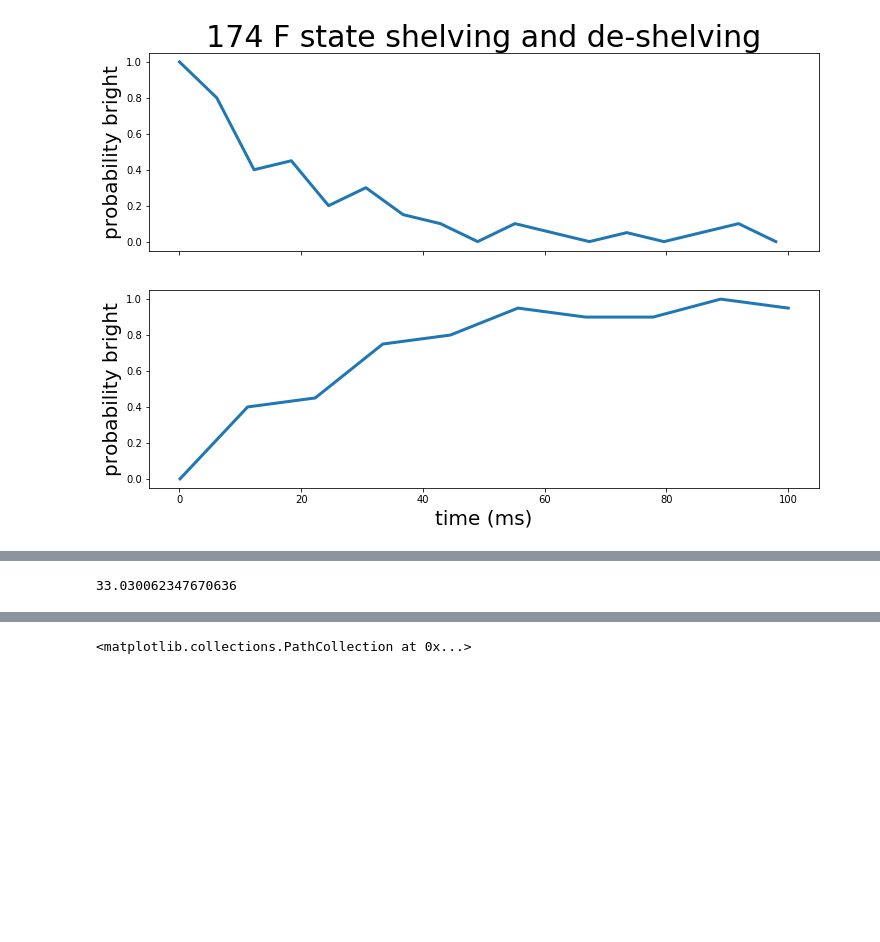
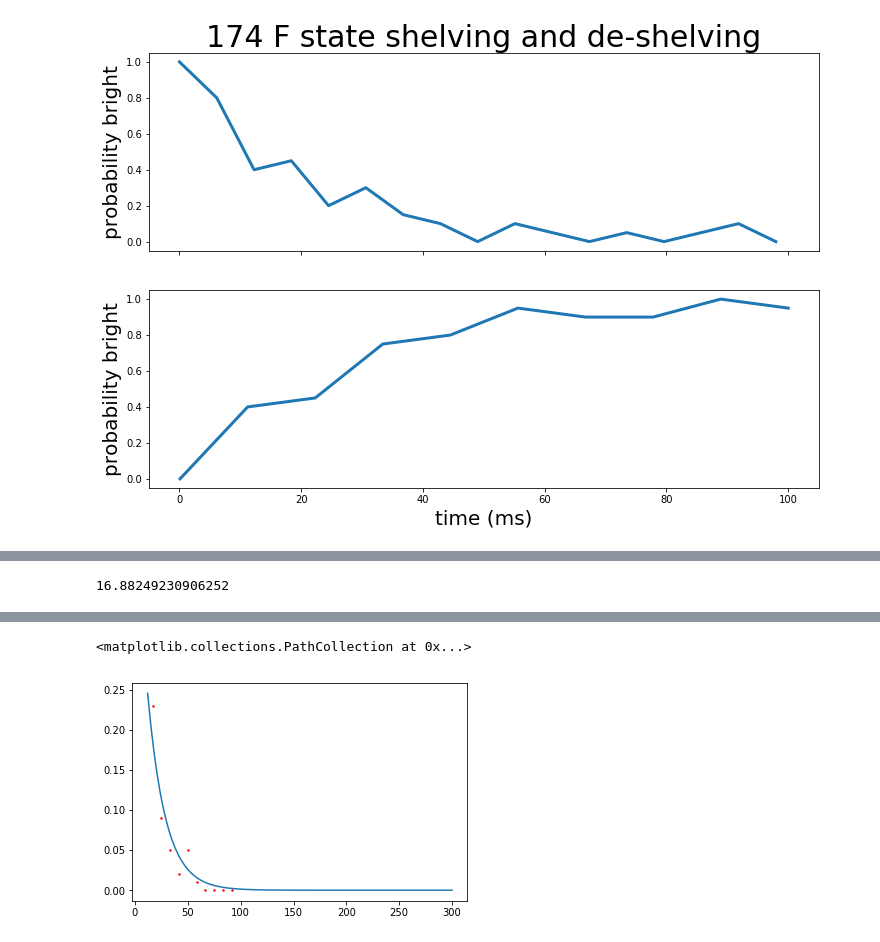
Before and after one commit to CampbellGroup/Qsim, a Jupyter notebook: Ipython-Notebooks/2018_NOV_27_411_shelving_deshelving.ipynb, the cells around one changed output, grey strips where cells are left out. Saved outputs shown, nothing was run; the diff lists cells and outputs as text; code cells hidden in the pictures; blank space fills up the shorter version.

```diff
--- a/Ipython-Notebooks/2018_NOV_27_411_shelving_deshelving.ipynb
+++ b/Ipython-Notebooks/2018_NOV_27_411_shelving_deshelving.ipynb
@@ -32,12 +32,12 @@ plt.scatter(x_data, y_data, s=2)
 # %%
 from scipy.optimize import curve_fit
 def expfunc(x, b):
-   return np.exp(-1*x/b)
+   return 0.5*np.exp(-1*x/b)
 
-x = np.linspace(0, 300, 100)
-expfit, pcov1 = curve_fit(expfunc, x_data,y_data, p0=[50])
+x = np.linspace(12, 300, 100)
+expfit, pcov1 = curve_fit(expfunc, x_data[1:],y_data[1:], p0=[50])
 print expfit[0]
-plt.plot(x, np.exp(-1*x/expfit[0]))
-plt.scatter(x_data, y_data, s=2, color='red')
+plt.plot(x, 0.5*np.exp(-1*x/expfit[0]))
+plt.scatter(x_data[1:], y_data[1:], s=2, color='red')
 # %% [output]
-33.030062347670636
+16.88249230906252
@@ -46,4 +44,5 @@ plt.scatter(x_data, y_data, s=2, color='red')
 <matplotlib.collections.PathCollection at 0x...>
+[figure, added]
 # %%
 bright_data = np.zeros(150)
 for item in ['88967', '88969' ,'88971', '88973' , '88975', '88977', '88979' ,
```
Also changed, not shown: parts of 15 cells of this notebook, 24 other files.
